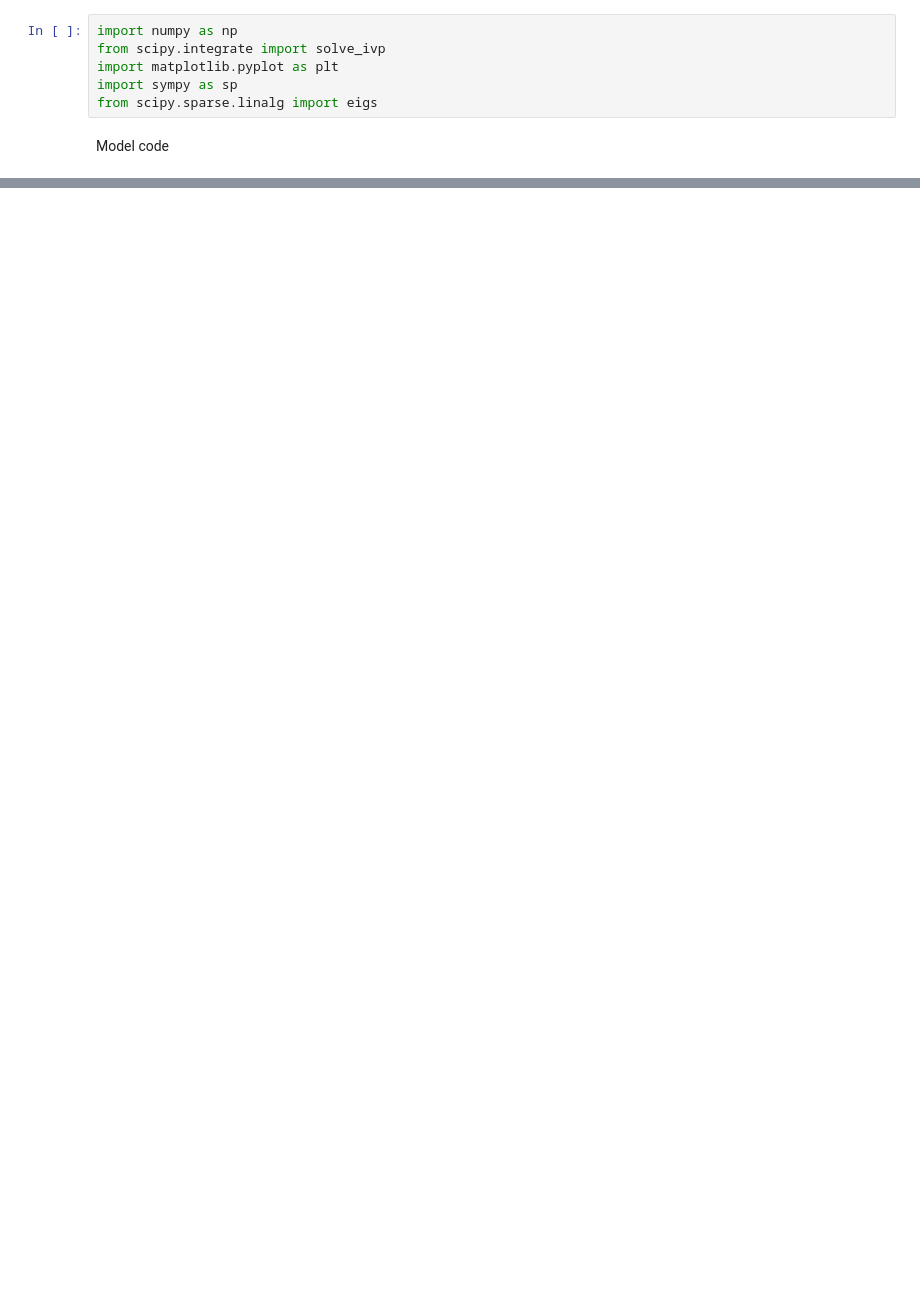
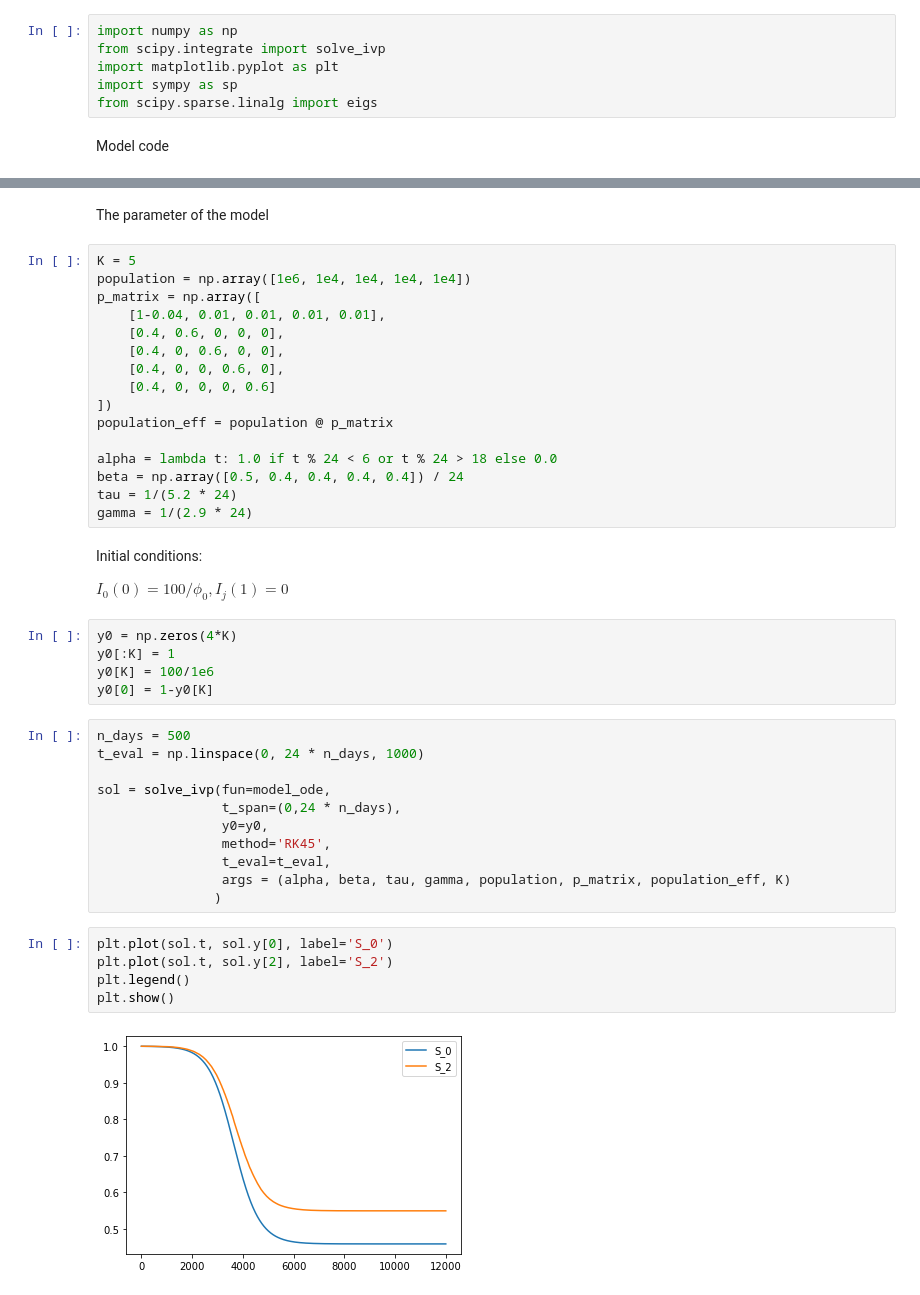
Before and after one commit to lucasmoschen/optimal-vaccination-networks, a Jupyter notebook: notebooks/robot_dance_model.ipynb, the cells around one changed output, grey strips where cells are left out. Drawn from its saved outputs; the diff is of its cells as text; blank space fills up the shorter version.

```diff
--- a/notebooks/robot_dance_model.ipynb
+++ b/notebooks/robot_dance_model.ipynb
@@ -89,0 +76,45 @@ def model_ode(t, y, beta, gamma, eta, A, u, N_cities):
+# %% [markdown]
+The parameter of the model
+# %%
+K = 5
+population = np.array([1e6, 1e4, 1e4, 1e4, 1e4])
+p_matrix = np.array([
+    [1-0.04, 0.01, 0.01, 0.01, 0.01],
+    [0.4, 0.6, 0, 0, 0],
+    [0.4, 0, 0.6, 0, 0],
+    [0.4, 0, 0, 0.6, 0],
+    [0.4, 0, 0, 0, 0.6]
+])
+population_eff = population @ p_matrix
+
+alpha = lambda t: 1.0 if t % 24 < 6 or t % 24 > 18 else 0.0
+beta = np.array([0.5, 0.4, 0.4, 0.4, 0.4]) / 24
+tau = 1/(5.2 * 24)
+gamma = 1/(2.9 * 24)
+# %% [markdown]
+Initial conditions:
+
+$I_0(0) = 100/\phi_0, I_j(1) = 0$
+# %%
+y0 = np.zeros(4*K)
+y0[:K] = 1
+y0[K] = 100/1e6
+y0[0] = 1-y0[K]
+# %%
+n_days = 500
+t_eval = np.linspace(0, 24 * n_days, 1000)
+
+sol = solve_ivp(fun=model_ode,
+                t_span=(0,24 * n_days),
+                y0=y0,
+                method='RK45',
+                t_eval=t_eval,
+                args = (alpha, beta, tau, gamma, population, p_matrix, population_eff, K)
+               )
+# %%
+plt.plot(sol.t, sol.y[0], label='S_0')
+plt.plot(sol.t, sol.y[2], label='S_2')
+plt.legend()
+plt.show()
+# %% [output]
+[figure, added]
```
Also changed, not shown: parts of 5 cells of this notebook.
